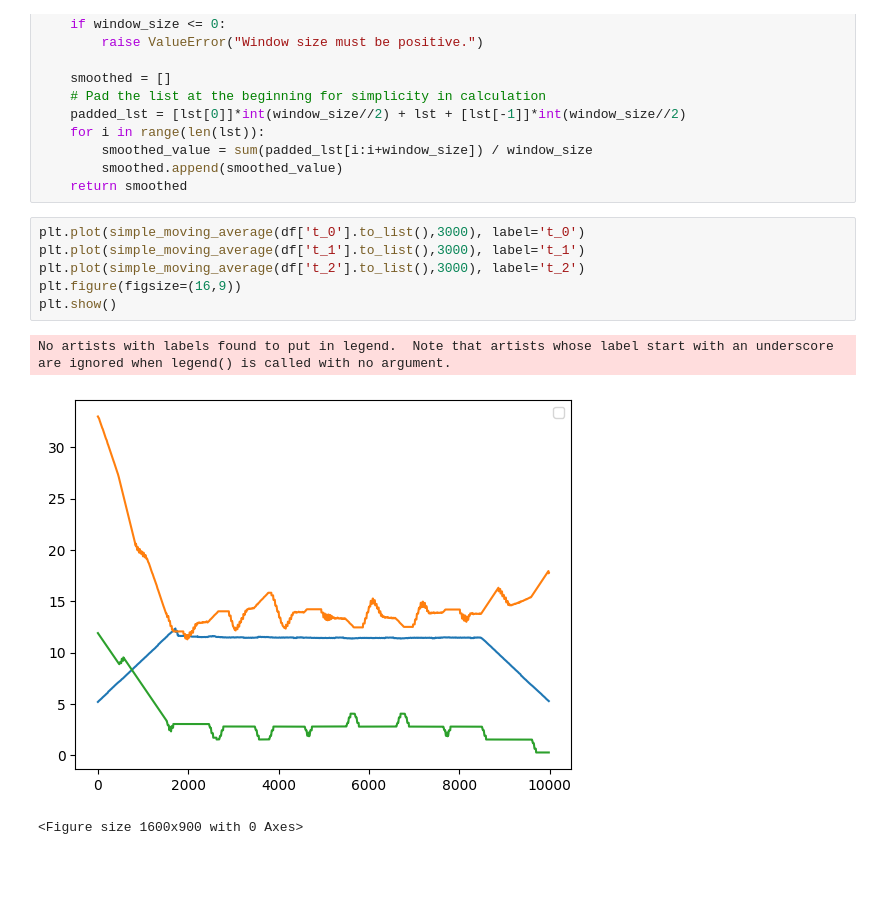
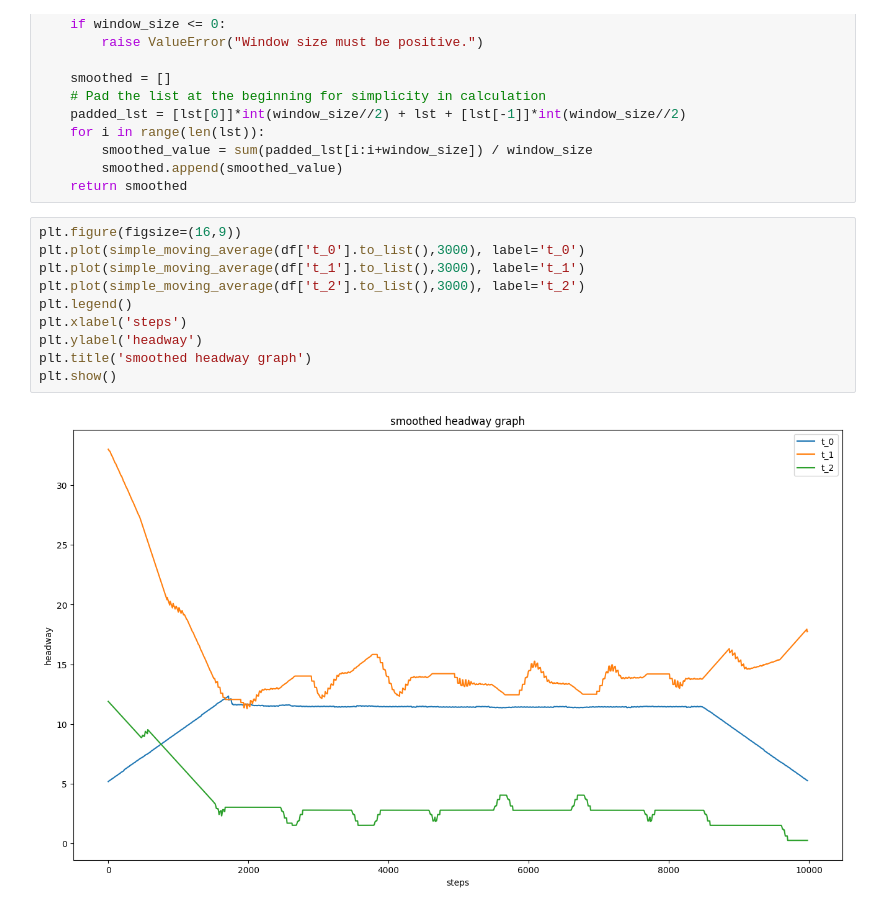
Before and after one commit to aswnss-m/refactored-octo-waffle, a Jupyter notebook: analysis_2.ipynb, the cells around one changed output. Saved outputs shown, nothing was run; the diff lists cells and outputs as text; blank space fills up the shorter version.

```diff
--- a/analysis_2.ipynb
+++ b/analysis_2.ipynb
@@ -41,12 +41,14 @@ def simple_moving_average(lst, window_size):
         smoothed.append(smoothed_value)
     return smoothed
 # %%
+plt.figure(figsize=(16,9))
 plt.plot(simple_moving_average(df['t_0'].to_list(),3000), label='t_0')
 plt.plot(simple_moving_average(df['t_1'].to_list(),3000), label='t_1')
 plt.plot(simple_moving_average(df['t_2'].to_list(),3000), label='t_2')
-plt.figure(figsize=(16,9))
+plt.legend()
+plt.xlabel('steps')
+plt.ylabel('headway')
+plt.title('smoothed headway graph')
 plt.show()
 # %% [output]
-No artists with labels found to put in legend.  Note that artists whose label start with an underscore are ignored when legend() is called with no argument.
-[figure, old version]
+[figure, new version]
-<Figure size 1600x900 with 0 Axes>
```
Also changed, not shown: 2 other files.
